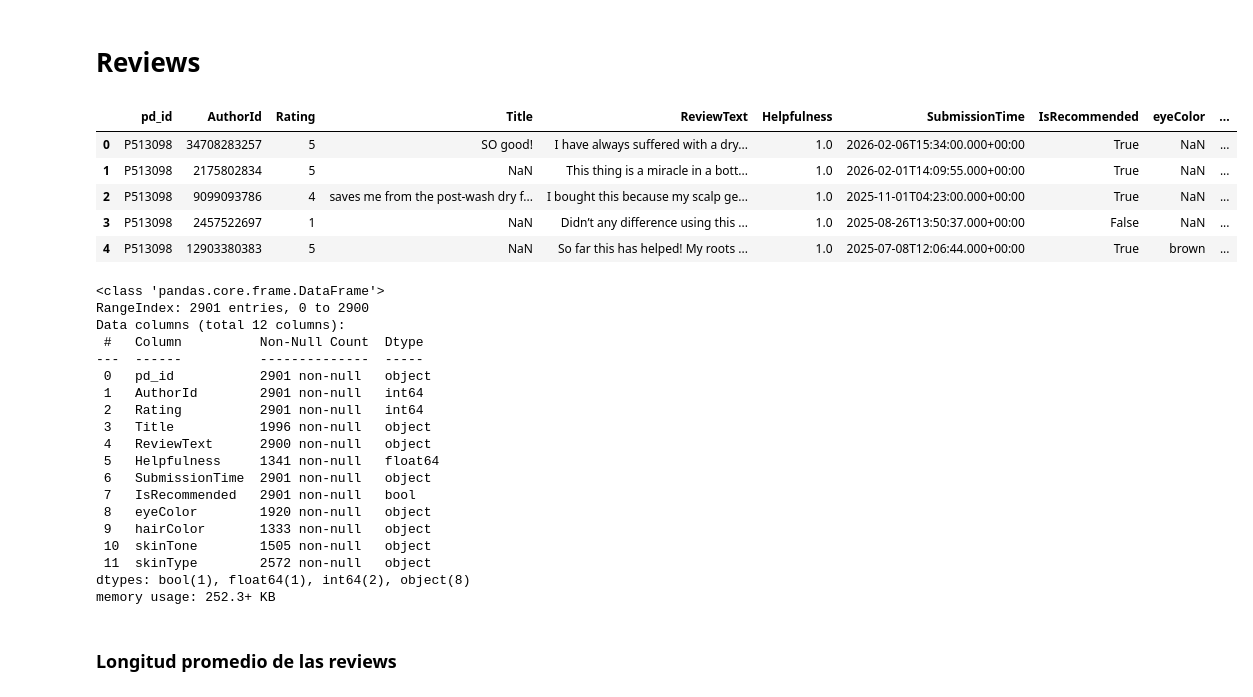
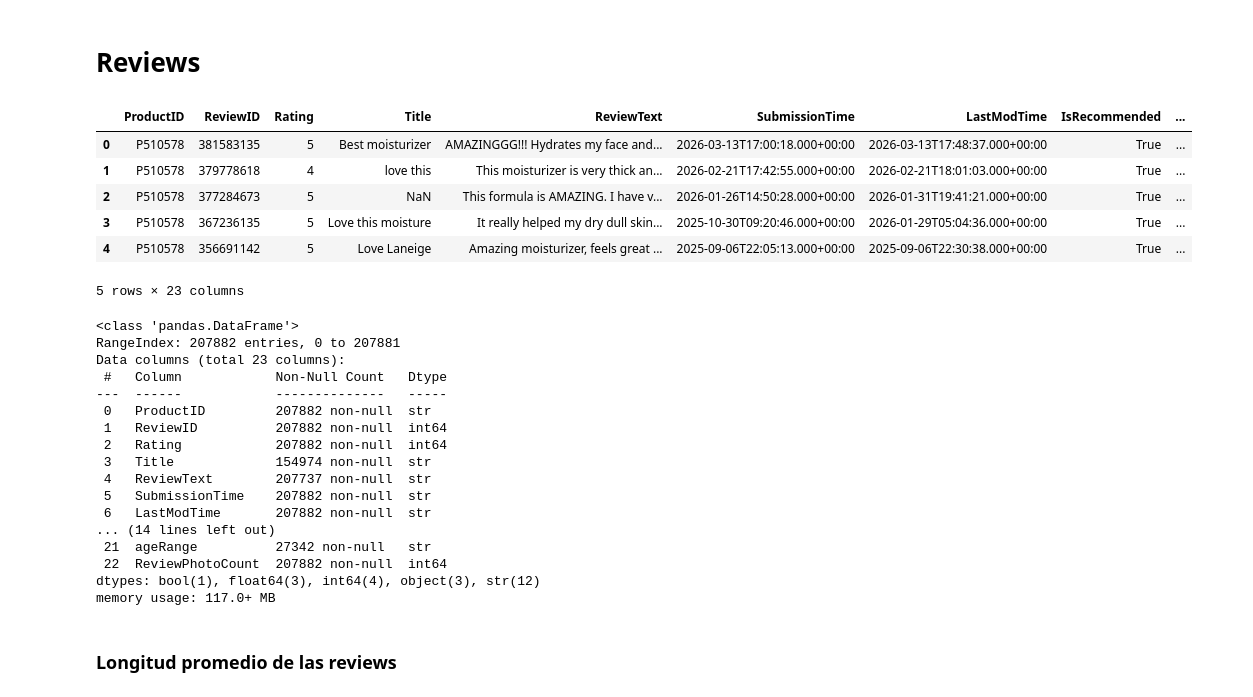
Before and after one commit to AndresAvella09/MarketPulseBeauty, a Jupyter notebook: notebooks/scraping_quality.ipynb, the cells around one changed output. Drawn from its saved outputs; the diff is of its cells as text; code cells hidden in the pictures.

```diff
--- a/notebooks/scraping_quality.ipynb
+++ b/notebooks/scraping_quality.ipynb
@@ -170,37 +152,36 @@ plt.show()
 # %% [markdown]
 # Reviews
 # %%
-reviews_data = pd.read_csv('../data/raw/csv/review_data.csv')
+reviews_data = pd.read_csv('../data/raw/csv/sephora_reviews.csv')
 reviews_data.head()
 # %% [output]
-|  | pd_id | AuthorId | Rating | Title | ReviewText | Helpfulness | SubmissionTime | IsRecommended | eyeColor | ... |
-| 0 | P513098 | 34708283257 | 5 | SO good! | I have always suffered with a dry... | 1.0 | 2026-02-06T15:34:00.000+00:00 | True | NaN | ... |
-| 1 | P513098 | 2175802834 | 5 | NaN | This thing is a miracle in a bott... | 1.0 | 2026-02-01T14:09:55.000+00:00 | True | NaN | ... |
-| 2 | P513098 | 9099093786 | 4 | saves me from the post-wash dry f... | I bought this because my scalp ge... | 1.0 | 2025-11-01T04:23:00.000+00:00 | True | NaN | ... |
-| 3 | P513098 | 2457522697 | 1 | NaN | Didn’t any difference using this ... | 1.0 | 2025-08-26T13:50:37.000+00:00 | False | NaN | ... |
-| 4 | P513098 | 12903380383 | 5 | NaN | So far this has helped! My roots ... | 1.0 | 2025-07-08T12:06:44.000+00:00 | True | brown | ... |
+|  | ProductID | ReviewID | Rating | Title | ReviewText | SubmissionTime | LastModTime | IsRecommended | ... |
+| 0 | P510578 | 381583135 | 5 | Best moisturizer | AMAZINGGG!!! Hydrates my face and... | 2026-03-13T17:00:18.000+00:00 | 2026-03-13T17:48:37.000+00:00 | True | ... |
+| 1 | P510578 | 379778618 | 4 | love this | This moisturizer is very thick an... | 2026-02-21T17:42:55.000+00:00 | 2026-02-21T18:01:03.000+00:00 | True | ... |
+| 2 | P510578 | 377284673 | 5 | NaN | This formula is AMAZING. I have v... | 2026-01-26T14:50:28.000+00:00 | 2026-01-31T19:41:21.000+00:00 | True | ... |
+| 3 | P510578 | 367236135 | 5 | Love this moisture | It really helped my dry dull skin... | 2025-10-30T09:20:46.000+00:00 | 2026-01-29T05:04:36.000+00:00 | True | ... |
+| 4 | P510578 | 356691142 | 5 | Love Laneige | Amazing moisturizer, feels great ... | 2025-09-06T22:05:13.000+00:00 | 2025-09-06T22:30:38.000+00:00 | True | ... |
+5 rows × 23 columns
 # %%
 reviews_data.info()
 # %% [output]
-<class 'pandas.core.frame.DataFrame'>
-RangeIndex: 2901 entries, 0 to 2900
-Data columns (total 12 columns):
- #   Column          Non-Null Count  Dtype
----  ------          --------------  -----
- 0   pd_id           2901 non-null   object
- 1   AuthorId        2901 non-null   int64
- 2   Rating          2901 non-null   int64
- 3   Title           1996 non-null   object
- 4   ReviewText      2900 non-null   object
- 5   Helpfulness     1341 non-null   float64
- 6   SubmissionTime  2901 non-null   object
- 7   IsRecommended   2901 non-null   bool
- 8   eyeColor        1920 non-null   object
- 9   hairColor       1333 non-null   object
- 10  skinTone        1505 non-null   object
- 11  skinType        2572 non-null   object
-dtypes: bool(1), float64(1), int64(2), object(8)
-memory usage: 252.3+ KB
+<class 'pandas.DataFrame'>
+RangeIndex: 207882 entries, 0 to 207881
+Data columns (total 23 columns):
+ #   Column            Non-Null Count   Dtype
+---  ------            --------------   -----
+ 0   ProductID         207882 non-null  str
+ 1   ReviewID          207882 non-null  int64
+ 2   Rating            207882 non-null  int64
+ 3   Title             154974 non-null  str
+ 4   ReviewText        207737 non-null  str
+ 5   SubmissionTime    207882 non-null  str
+ 6   LastModTime       207882 non-null  str
+... (14 lines left out)
+ 21  ageRange          27342 non-null   str
+ 22  ReviewPhotoCount  207882 non-null  int64
+dtypes: bool(1), float64(3), int64(4), object(3), str(12)
+memory usage: 117.0+ MB
 # %% [markdown]
 ### Longitud promedio de las reviews
 # %%
```
Also changed, not shown: parts of 4 cells of this notebook, 14 other files.
